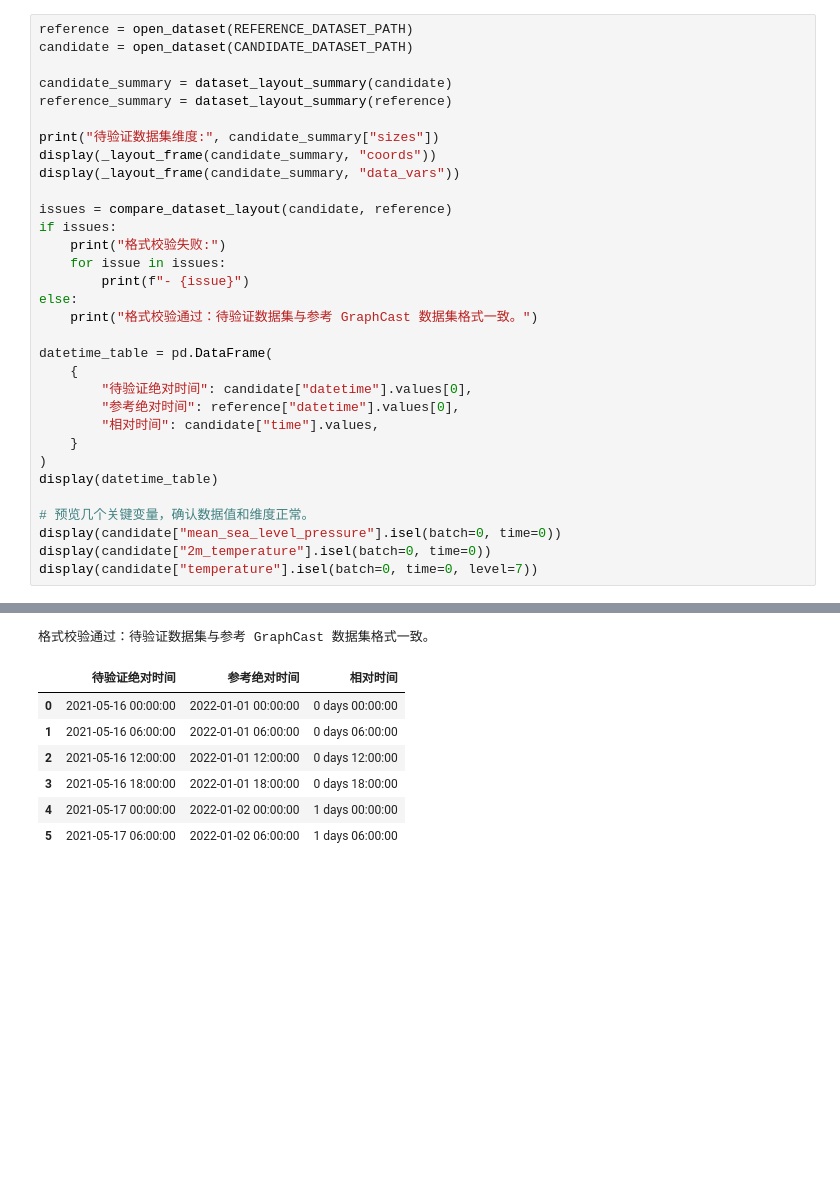
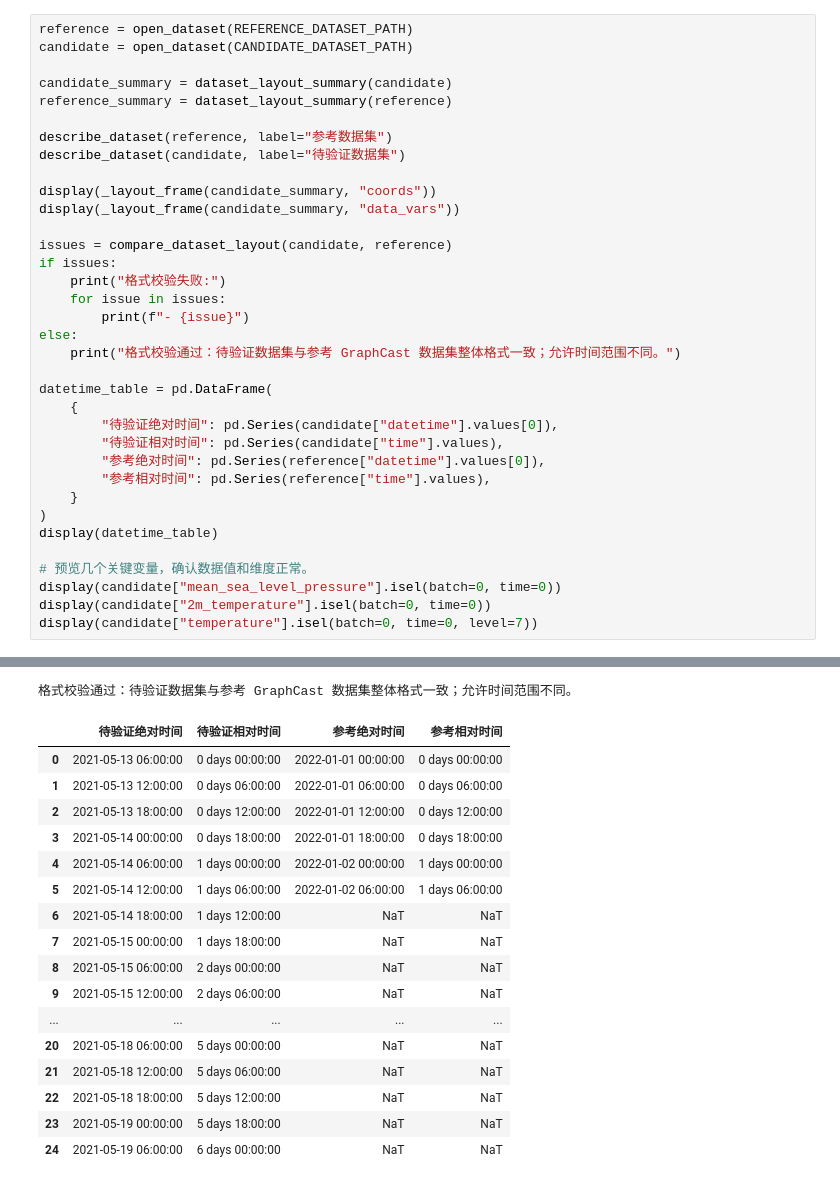
Before and after one commit to PiuQiuPiaQia/gnn-vis, a Jupyter notebook: GraphCast/weather-analysis/typhoon-impact-physics-analysis/preprocess/validate_graphcast_lowres_dataset.ipynb, the cells around one changed output, grey strips where cells are left out. Cells and saved outputs as stored; diff of their text form; blank space fills up the shorter version.

```diff
--- a/GraphCast/weather-analysis/typhoon-impact-physics-analysis/preprocess/validate_graphcast_lowres_dataset.ipynb
+++ b/GraphCast/weather-analysis/typhoon-impact-physics-analysis/preprocess/validate_graphcast_lowres_dataset.ipynb
@@ -561,7 +778,9 @@ candidate = open_dataset(CANDIDATE_DATASET_PATH)
 candidate_summary = dataset_layout_summary(candidate)
 reference_summary = dataset_layout_summary(reference)
 
-print("待验证数据集维度:", candidate_summary["sizes"])
+describe_dataset(reference, label="参考数据集")
+describe_dataset(candidate, label="待验证数据集")
+
 display(_layout_frame(candidate_summary, "coords"))
 display(_layout_frame(candidate_summary, "data_vars"))
 
@@ -571,13 +790,14 @@ if issues:
     for issue in issues:
         print(f"- {issue}")
 else:
-    print("格式校验通过：待验证数据集与参考 GraphCast 数据集格式一致。")
+    print("格式校验通过：待验证数据集与参考 GraphCast 数据集整体格式一致；允许时间范围不同。")
 
 datetime_table = pd.DataFrame(
     {
-        "待验证绝对时间": candidate["datetime"].values[0],
-        "参考绝对时间": reference["datetime"].values[0],
-        "相对时间": candidate["time"].values,
+        "待验证绝对时间": pd.Series(candidate["datetime"].values[0]),
+        "待验证相对时间": pd.Series(candidate["time"].values),
+        "参考绝对时间": pd.Series(reference["datetime"].values[0]),
+        "参考相对时间": pd.Series(reference["time"].values),
     }
 )
 display(datetime_table)
@@ -612,9 +835,19 @@ display(candidate["temperature"].isel(batch=0, time=0, level=7))
-格式校验通过：待验证数据集与参考 GraphCast 数据集格式一致。
+格式校验通过：待验证数据集与参考 GraphCast 数据集整体格式一致；允许时间范围不同。
-|  | 待验证绝对时间 | 参考绝对时间 | 相对时间 |
-| 0 | 2021-05-16 00:00:00 | 2022-01-01 00:00:00 | 0 days 00:00:00 |
-| 1 | 2021-05-16 06:00:00 | 2022-01-01 06:00:00 | 0 days 06:00:00 |
-| 2 | 2021-05-16 12:00:00 | 2022-01-01 12:00:00 | 0 days 12:00:00 |
-| 3 | 2021-05-16 18:00:00 | 2022-01-01 18:00:00 | 0 days 18:00:00 |
-| 4 | 2021-05-17 00:00:00 | 2022-01-02 00:00:00 | 1 days 00:00:00 |
-| 5 | 2021-05-17 06:00:00 | 2022-01-02 06:00:00 | 1 days 06:00:00 |
+|  | 待验证绝对时间 | 待验证相对时间 | 参考绝对时间 | 参考相对时间 |
+| 0 | 2021-05-13 06:00:00 | 0 days 00:00:00 | 2022-01-01 00:00:00 | 0 days 00:00:00 |
+| 1 | 2021-05-13 12:00:00 | 0 days 06:00:00 | 2022-01-01 06:00:00 | 0 days 06:00:00 |
+| 2 | 2021-05-13 18:00:00 | 0 days 12:00:00 | 2022-01-01 12:00:00 | 0 days 12:00:00 |
+| 3 | 2021-05-14 00:00:00 | 0 days 18:00:00 | 2022-01-01 18:00:00 | 0 days 18:00:00 |
+| 4 | 2021-05-14 06:00:00 | 1 days 00:00:00 | 2022-01-02 00:00:00 | 1 days 00:00:00 |
+| 5 | 2021-05-14 12:00:00 | 1 days 06:00:00 | 2022-01-02 06:00:00 | 1 days 06:00:00 |
+| 6 | 2021-05-14 18:00:00 | 1 days 12:00:00 | NaT | NaT |
+| 7 | 2021-05-15 00:00:00 | 1 days 18:00:00 | NaT | NaT |
+| 8 | 2021-05-15 06:00:00 | 2 days 00:00:00 | NaT | NaT |
+| 9 | 2021-05-15 12:00:00 | 2 days 06:00:00 | NaT | NaT |
+| ... | ... | ... | ... | ... |
+| 20 | 2021-05-18 06:00:00 | 5 days 00:00:00 | NaT | NaT |
+| 21 | 2021-05-18 12:00:00 | 5 days 06:00:00 | NaT | NaT |
+| 22 | 2021-05-18 18:00:00 | 5 days 12:00:00 | NaT | NaT |
+| 23 | 2021-05-19 00:00:00 | 5 days 18:00:00 | NaT | NaT |
+| 24 | 2021-05-19 06:00:00 | 6 days 00:00:00 | NaT | NaT |
 <xarray.DataArray 'mean_sea_level_pressure' (lat: 181, lon: 360)> Size: 261kB
```
Also changed, not shown: parts of 7 cells of this notebook, 14 other files.
